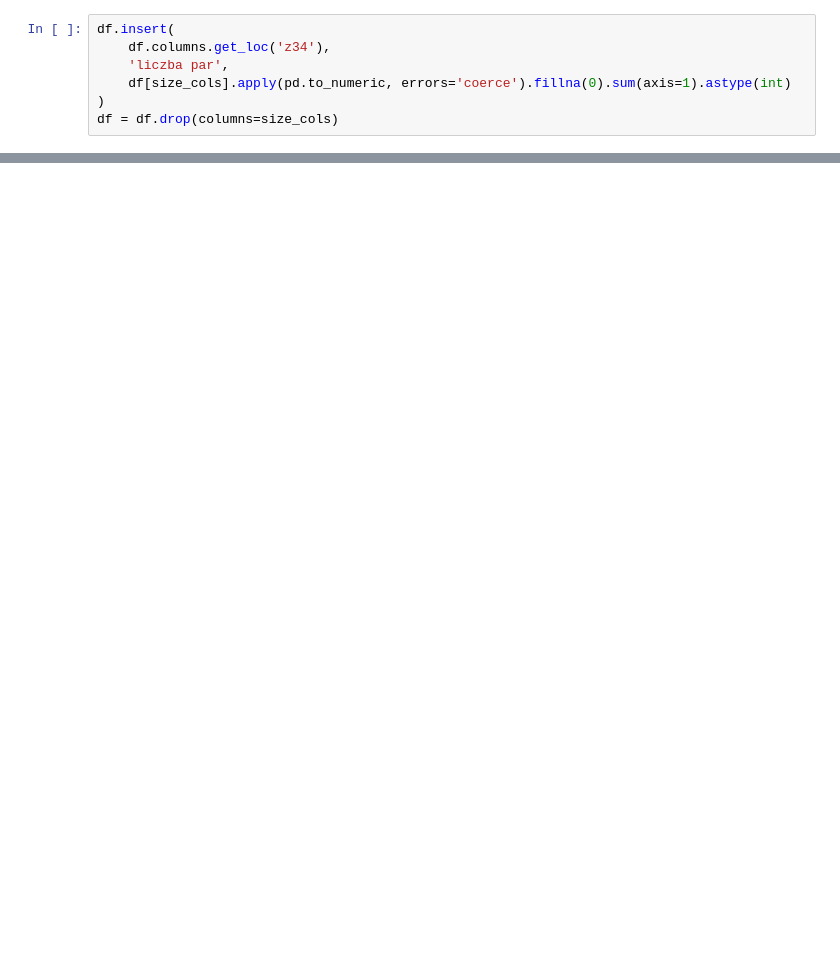
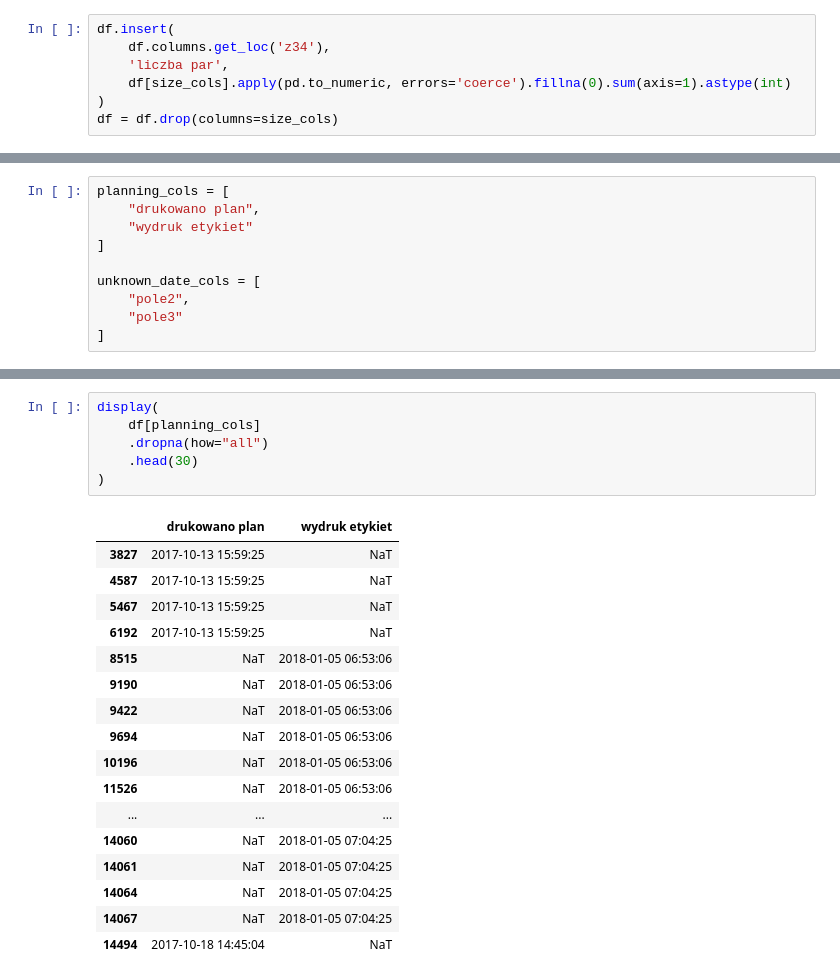
Before and after one commit to KacperKnapek/factory_project, a Jupyter notebook: notebooks/01_eda.ipynb, the cells around one changed output, grey strips where cells are left out. Cells and saved outputs as stored; diff of their text form; blank space fills up the shorter version.

```diff
--- a/notebooks/01_eda.ipynb
+++ b/notebooks/01_eda.ipynb
@@ -421,0 +449,10 @@ df.head()
+# %%
+planning_cols = [
+    "drukowano plan",
+    "wydruk etykiet"
+]
+
+unknown_date_cols = [
+    "pole2",
+    "pole3"
+]
@@ -421,0 +467,24 @@ df.head()
+# %%
+display(
+    df[planning_cols]
+    .dropna(how="all")
+    .head(30)
+)
+# %% [output]
+|  | drukowano plan | wydruk etykiet |
+| 3827 | 2017-10-13 15:59:25 | NaT |
+| 4587 | 2017-10-13 15:59:25 | NaT |
+| 5467 | 2017-10-13 15:59:25 | NaT |
+| 6192 | 2017-10-13 15:59:25 | NaT |
+| 8515 | NaT | 2018-01-05 06:53:06 |
+| 9190 | NaT | 2018-01-05 06:53:06 |
+| 9422 | NaT | 2018-01-05 06:53:06 |
+| 9694 | NaT | 2018-01-05 06:53:06 |
+| 10196 | NaT | 2018-01-05 06:53:06 |
+| 11526 | NaT | 2018-01-05 06:53:06 |
+| ... | ... | ... |
+| 14060 | NaT | 2018-01-05 07:04:25 |
+| 14061 | NaT | 2018-01-05 07:04:25 |
+| 14064 | NaT | 2018-01-05 07:04:25 |
+| 14067 | NaT | 2018-01-05 07:04:25 |
+| 14494 | 2017-10-18 14:45:04 | NaT |
```
Also changed, not shown: parts of 8 cells of this notebook.
